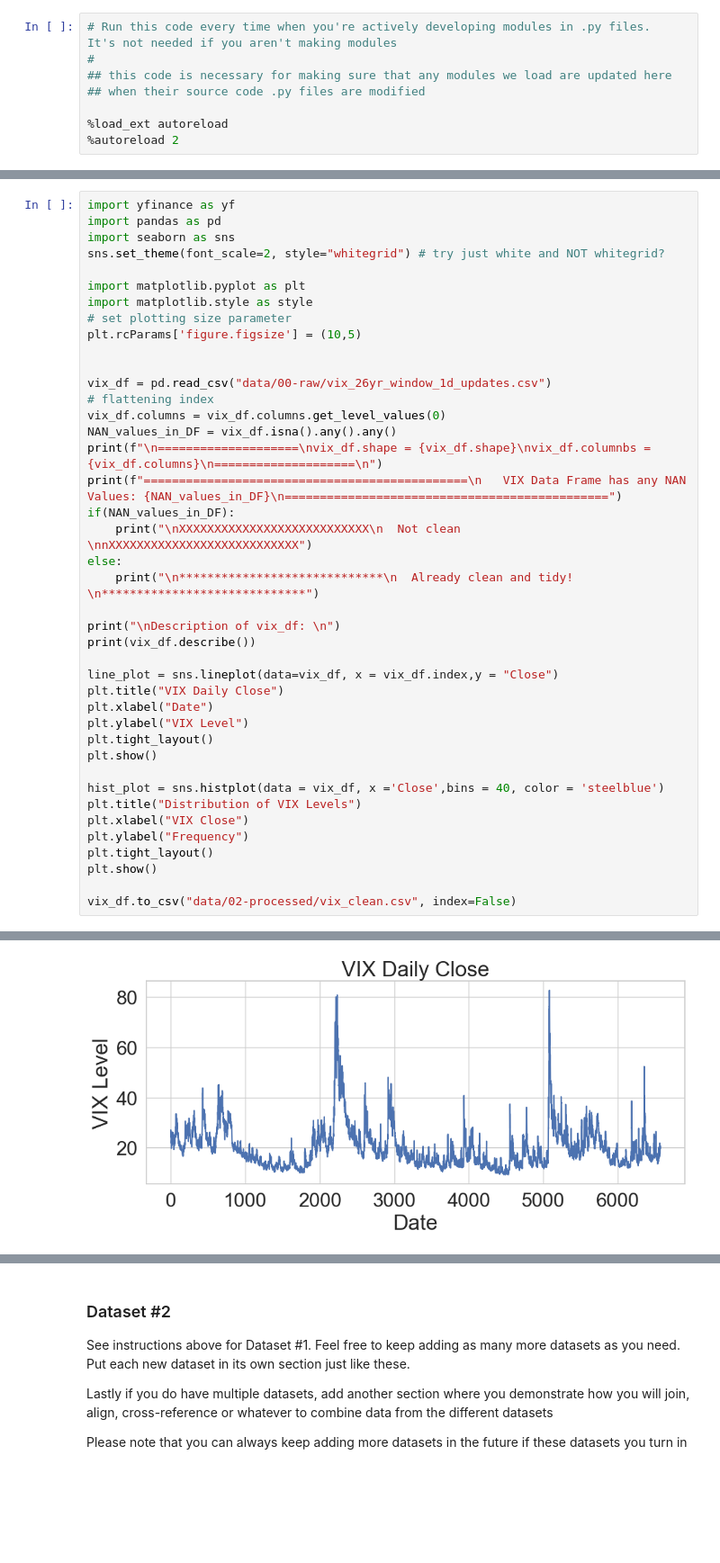
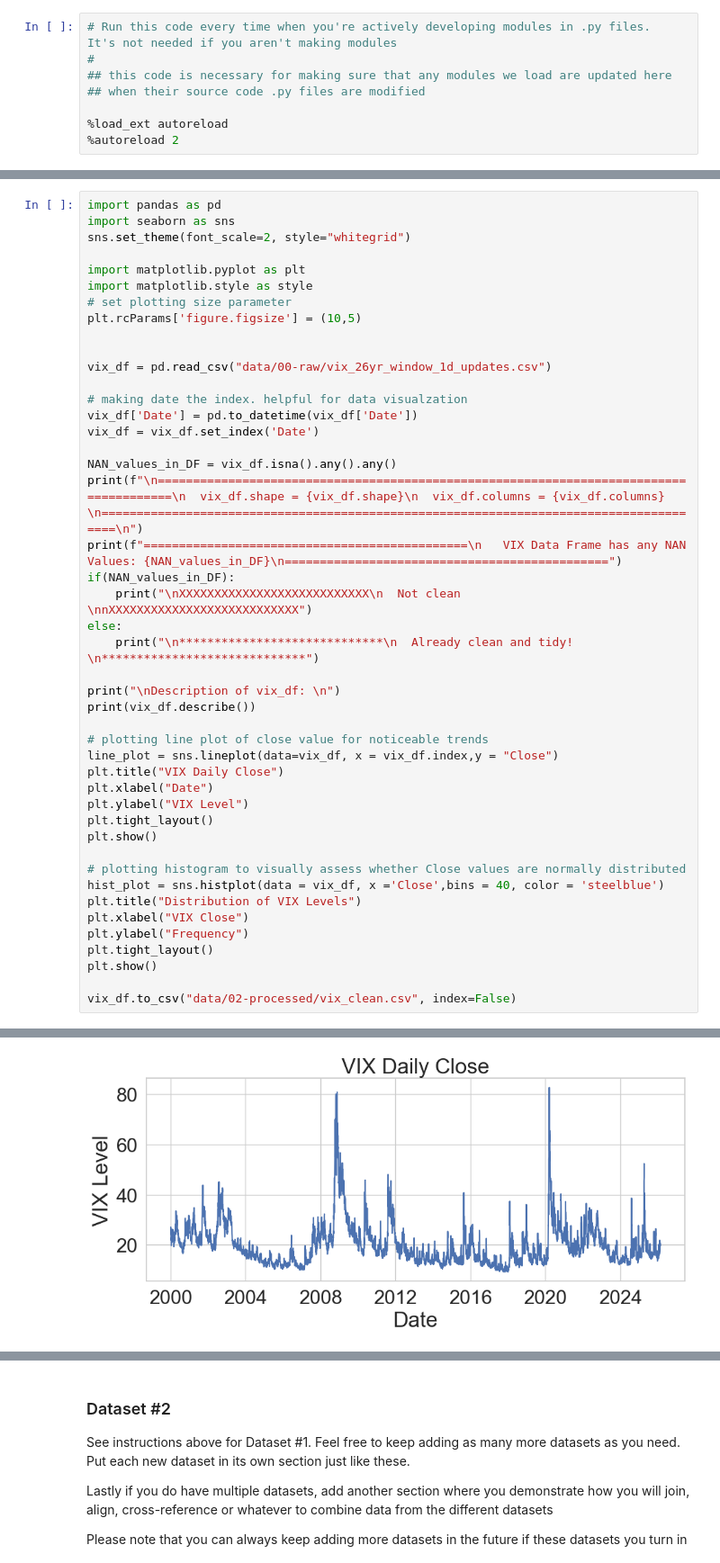
Before and after one commit to COGS108/Group024_WI26, a Jupyter notebook: 01-DataCheckpoint.ipynb, the cells around one changed output, grey strips where cells are left out. Shown at 90% size. Drawn from its saved outputs; the diff is of its cells as text; blank space fills up the shorter version.

```diff
--- a/01-DataCheckpoint.ipynb
+++ b/01-DataCheckpoint.ipynb
@@ -113,8 +112,7 @@ The dataset is straightforward, but there are a few concerns. The VIX is an inde
 # %%
-import yfinance as yf
 import pandas as pd
 import seaborn as sns
-sns.set_theme(font_scale=2, style="whitegrid") # try just white and NOT whitegrid?
+sns.set_theme(font_scale=2, style="whitegrid")
 
 import matplotlib.pyplot as plt
 import matplotlib.style as style
@@ -123,10 +121,13 @@ plt.rcParams['figure.figsize'] = (10,5)
 
 
 vix_df = pd.read_csv("data/00-raw/vix_26yr_window_1d_updates.csv")
-# flattening index
-vix_df.columns = vix_df.columns.get_level_values(0)
+
+# making date the index. helpful for data visualzation
+vix_df['Date'] = pd.to_datetime(vix_df['Date'])
+vix_df = vix_df.set_index('Date')
+
 NAN_values_in_DF = vix_df.isna().any().any()
-print(f"\n====================\nvix_df.shape = {vix_df.shape}\nvix_df.columnbs = {vix_df.columns}\n====================\n")
+print(f"\n=======================================================================================\n  vix_df.shape = {vix_df.shape}\n  vix_df.columns = {vix_df.columns}  \n=======================================================================================\n")
 print(f"==============================================\n   VIX Data Frame has any NAN Values: {NAN_values_in_DF}\n==============================================")
 if(NAN_values_in_DF):
     print("\nXXXXXXXXXXXXXXXXXXXXXXXXXXX\n  Not clean  \nnXXXXXXXXXXXXXXXXXXXXXXXXXXX")
@@ -136,6 +137,7 @@ else:
 print("\nDescription of vix_df: \n")
 print(vix_df.describe())
 
+# plotting line plot of close value for noticeable trends
 line_plot = sns.lineplot(data=vix_df, x = vix_df.index,y = "Close")
 plt.title("VIX Daily Close")
 plt.xlabel("Date")
@@ -143,6 +145,7 @@ plt.ylabel("VIX Level")
 plt.tight_layout()
 plt.show()
 
+# plotting histogram to visually assess whether Close values are normally distributed
 hist_plot = sns.histplot(data = vix_df, x ='Close',bins = 40, color = 'steelblue')
 plt.title("Distribution of VIX Levels")
 plt.xlabel("VIX Close")
@@ -159,17 +162,17 @@ vix_df.columnbs = Index(['Close', 'High', 'Low', 'Open', 'Volume'], dtype='objec
 
 ==============================================
    VIX Data Frame has any NAN Values: False
 ==============================================
 
 *****************************
   Already clean and tidy!
 *****************************
 ... (8 lines left out)
 25%      14.010000    14.670000    13.570000    14.110000     0.0
 50%      17.760000    18.690001    17.080000    17.870001     0.0
 75%      23.185000    24.384999    22.340000    23.340000     0.0
 max      82.690002    89.529999    72.760002    82.690002     0.0
-[figure, old version]
+[figure, new version]
 [figure]
 # %% [markdown]
 **Summary**
```
Also changed, not shown: parts of 6 cells of this notebook.
